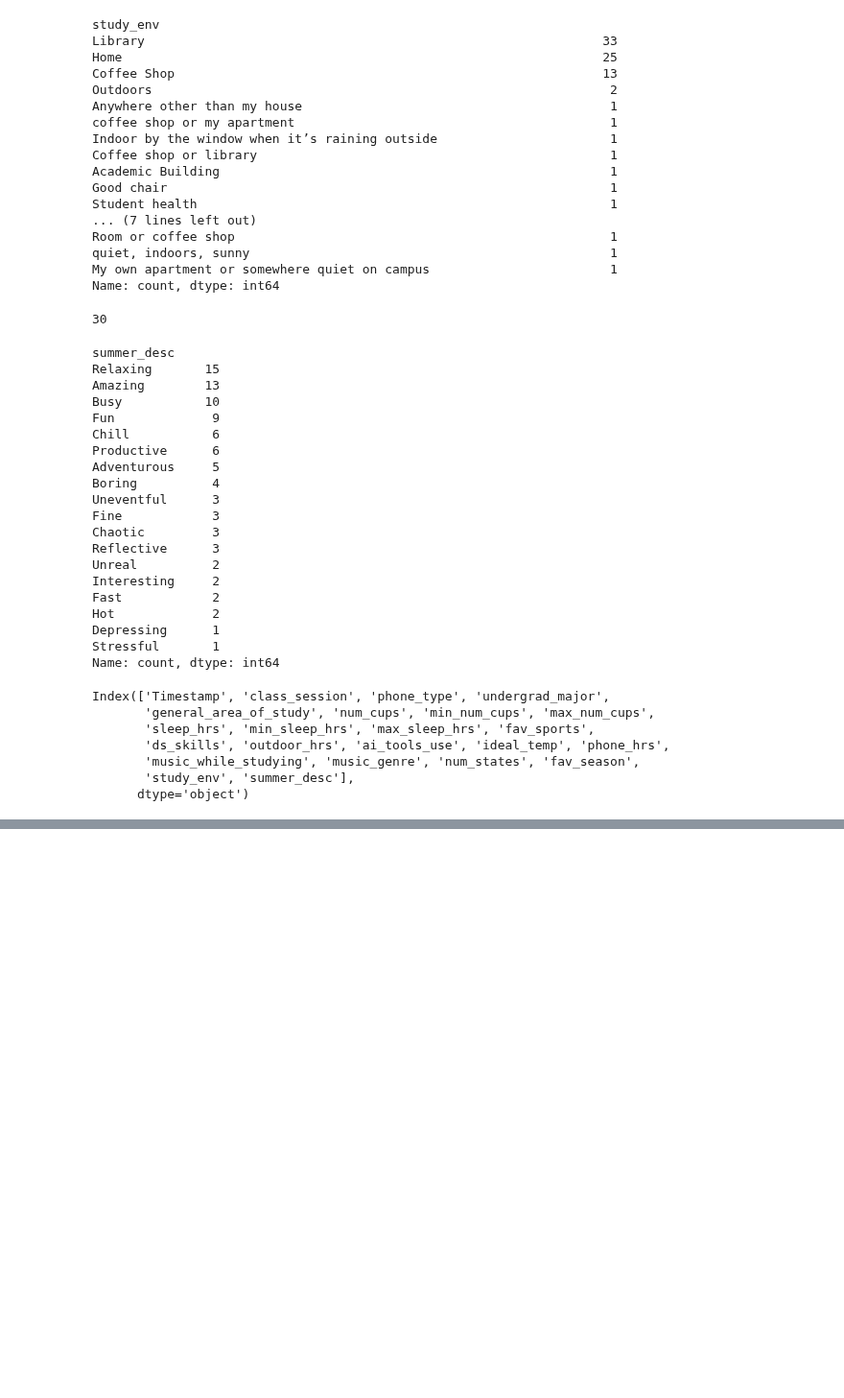
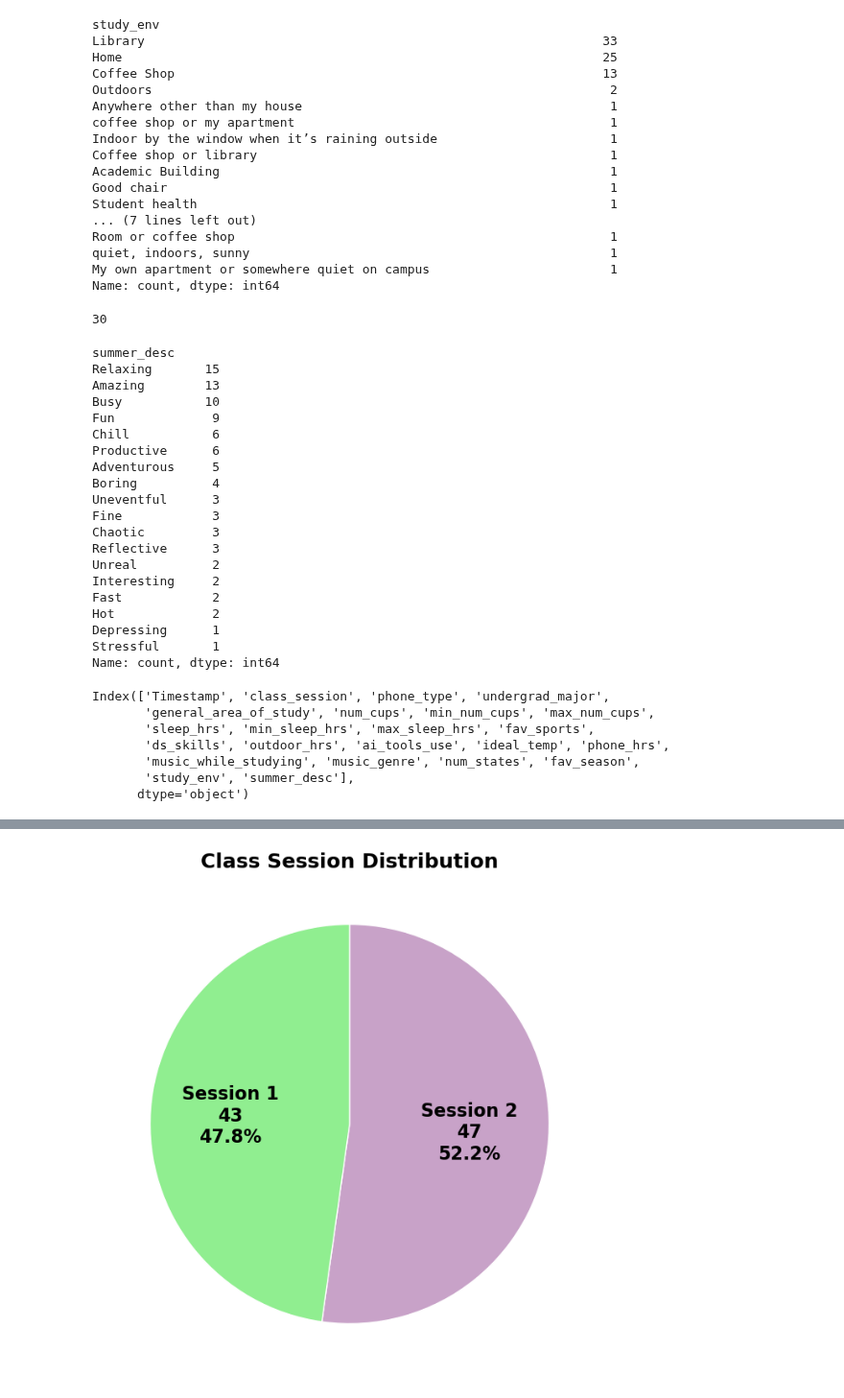
Before and after one commit to rde6mn/Machine-Learning-1, a Jupyter notebook: Homework 1/datacleaning.ipynb, the cells around one changed output, grey strips where cells are left out. Shown at 96% size. Cells and saved outputs as stored; diff of their text form; code cells hidden in the pictures; blank space fills up the shorter version.

```diff
--- a/Homework 1/datacleaning.ipynb
+++ b/Homework 1/datacleaning.ipynb
@@ -770,3 +807,40 @@ summer_desc                      object
 dtype: object
 # %%
 df.to_csv('final_cleaned_class_data.csv', index=False)
+# %%
+import matplotlib.pyplot as plt
+
+# Count the values
+session_counts = df['class_session'].value_counts()
+
+# Custom autopct function
+def autopct_with_label(pct, all_vals):
+    count = int(round(pct/100.*sum(all_vals)))
+    return f"{count}\n{pct:.1f}%"
+
+# Define custom colors
+colors = ["#c8a2c8", "#90ee90"]  # light purple, light green
+
+# Plot pie chart
+plt.figure(figsize=(8, 8))
+wedges, texts, autotexts = plt.pie(
+    session_counts,
+    labels=None,
+    autopct=lambda pct: autopct_with_label(pct, session_counts),
+    startangle=90,
+    counterclock=False,
+    textprops={'fontsize': 14},
+    wedgeprops={'edgecolor': 'white'},
+    colors=colors
+)
+
+# Replace wedge labels with class_session names
+for i, t in enumerate(autotexts):
+    t.set_fontsize(16)
+    t.set_weight('bold')
+    t.set_text(f"{session_counts.index[i]}\n{t.get_text()}")
+
+plt.title("Class Session Distribution", fontsize=18, weight='bold')
+plt.show()
+# %% [output]
+[figure, added]
```
Also changed, not shown: parts of 10 cells of this notebook.
